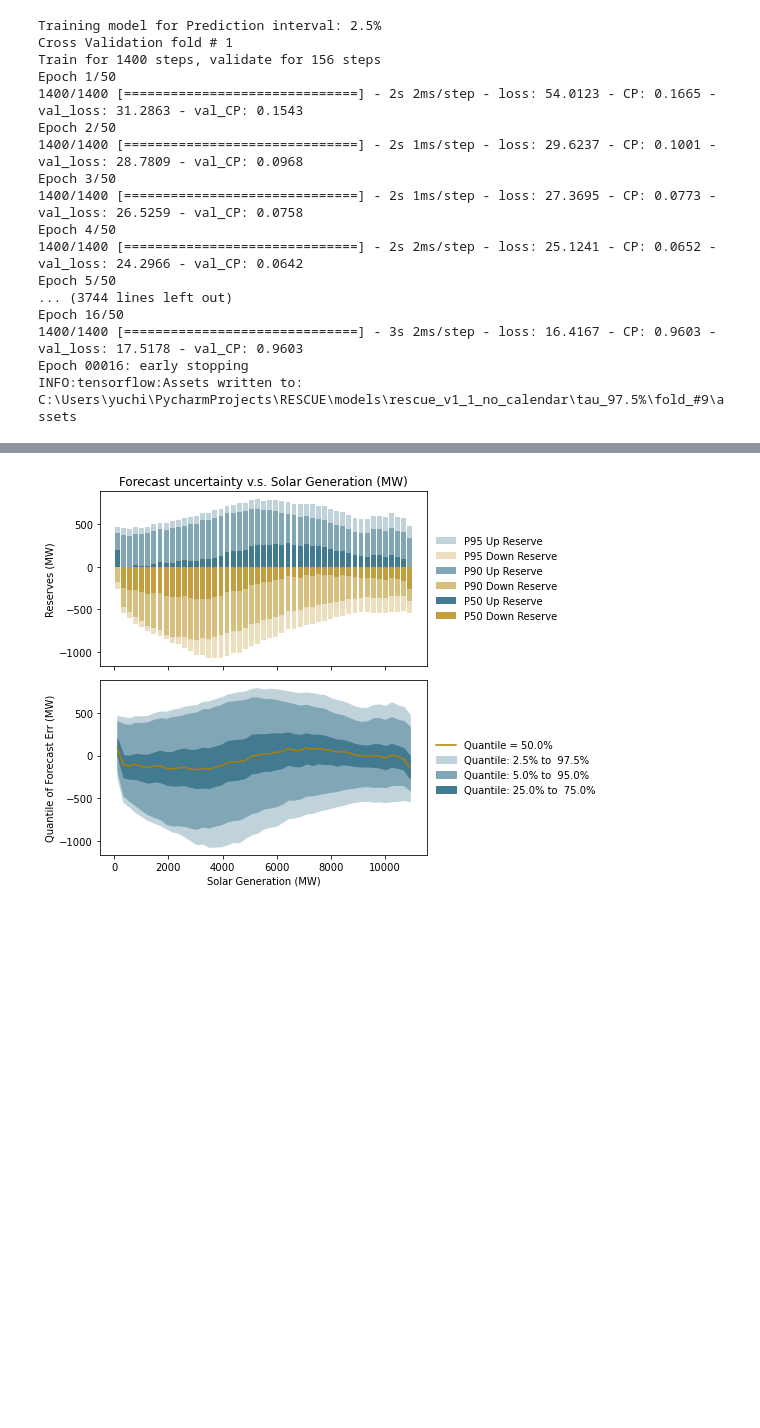
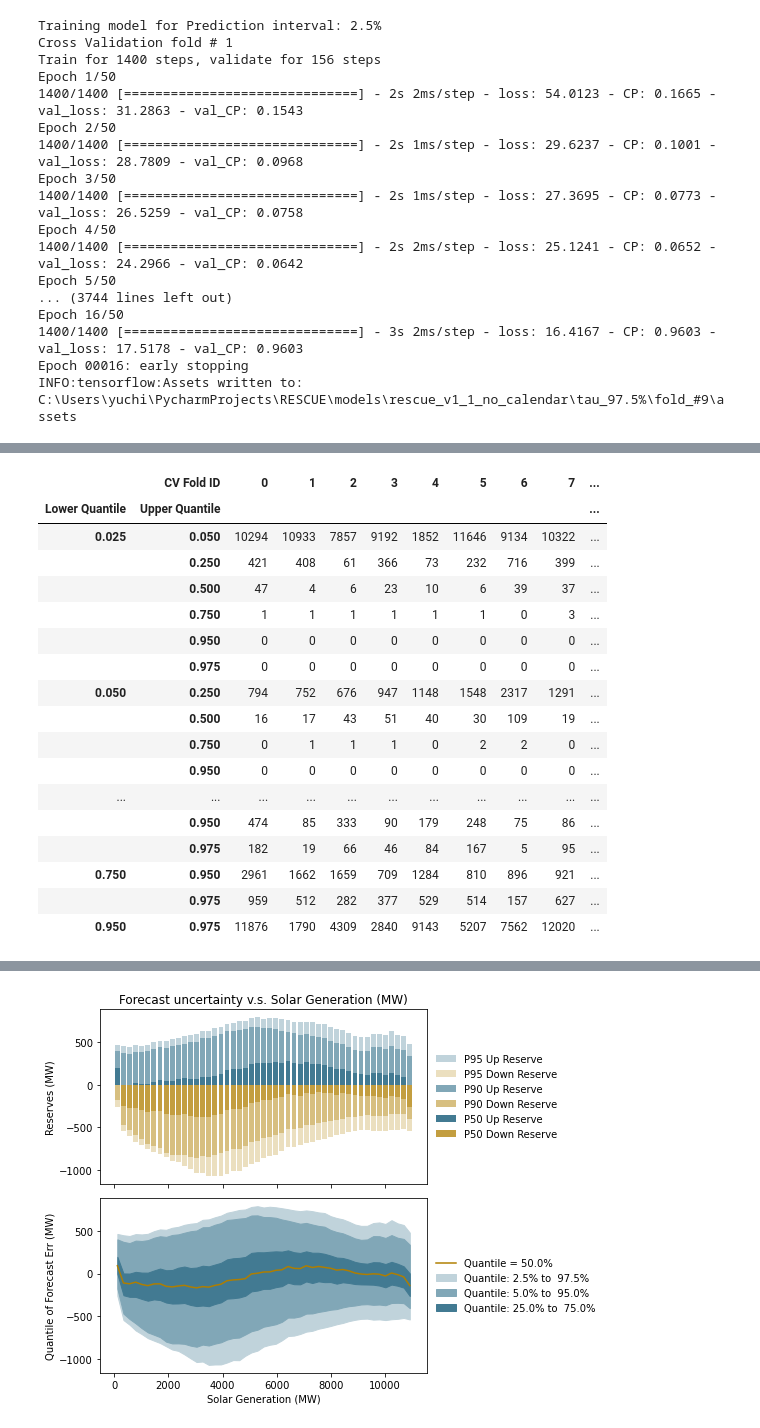
Before and after one commit to e3-/RESERVE-Public, a Jupyter notebook: code/rescue.ipynb, the cells around one changed output, grey strips where cells are left out. Cells and saved outputs as stored; diff of their text form; code cells hidden in the pictures; blank space fills up the shorter version.

```diff
--- a/code/rescue.ipynb
+++ b/code/rescue.ipynb
@@ -38,7 +39,7 @@ import diagnostics
 # 0. User Inputs
 # %%
 #==== User Defined inputs ====
-model_name = 'rescue_v1_2' # name of the model. Recommend to include version number
+model_name = 'rescue_v1_1' # name of the model. Recommend to include version number
 
 # Target quantiles of the prediction
 PI_percentiles = np.array([0.025, 0.05, 0.25, 0.5,0.75, 0.95, 0.975]) # quantiles to predict
@@ -69,7 +70,8 @@ log_activation_freq = 0 # the frequency of logging hidden layer activation's his
 log_update_freq = 'epoch' # The frequency of logging. Default to record at the end of every epoch
 
 # Visualization parameters
-default_dpi = 300
+eg_fold_for_visualization = 0 # the example fold of the trained models to use for plotting model output
+default_dpi = 300 # dpi of the output graphics
 
 # define the mapping between internal feature name and feature label used in plotting
 label_to_feature_map = {"Solar_RTPD_Forecast_T+1":"Solar Generation (MW)",
@@ -186,6 +191,23 @@ class CoverageProbability(tf.keras.metrics.Metric):
     def reset_states(self):
         # The state of the metric will be reset at the start of each epoch.
         self.coverage_probability.assign(0.0)
+
+class AverageIntervalWidth(tf.keras.metrics.Metric):
+
+    def __init__(self, name='AIW', **kwargs):
+        super(AverageIntervalWidth, self).__init__(name=name, **kwargs)
+        self.average_interval_width = self.add_weight(name='AIW', initializer="zeros", dtype=tf.float32)
+
+    def update_state(self, y_true, y_pred, sample_weight=None):
+        # the state would be updated everytime we have a new calculation
+        self.average_interval_width.assign(tf.math.reduce_mean(y_pred))
+
+    def result(self):
+        return self.average_interval_width
+
+    def reset_states(self):
+        # The state of the metric will be reset at the start of each epoch.
+        self.average_interval_width.assign(0.0)
 # %% [markdown]
 ## 2.4 Callbacks
 
@@ -265,7 +287,7 @@ for tau in PI_percentiles:
         rescue_model_set[(tau, fold_idx)].get_layer('Normalization').adapt(input_trainval.values)
         # Compiling the loss, optimizer, metrics, and model into one compiled instance
         rescue_model_set[(tau, fold_idx)].compile(loss = PinballLoss(tau = tau), optimizer=optimizer_choice,
-                                                  metrics= [CoverageProbability()])
+                                                  metrics= [CoverageProbability(),AverageIntervalWidth()])
 
         # The training process. Passing in callbacks to use in mid training
         history[(tau, fold_idx)]= rescue_model_set[(tau, fold_idx)].fit(train_ds, validation_data=val_ds, epochs=max_epochs,
@@ -324,7 +346,6 @@ This section includes an expanding set of diagnostics and visualization tool to
 # load in quantile prediction
 if os.path.exists(dir_str.pred_trainval_path):
     pred_trainval = pd.read_pickle(dir_str.pred_trainval_path)
-    pred_trainval = pred_trainval.xs(0, axis=1, level = 'Fold ID') # fold ID could really be any
 else:
     print('No quantile prediction found! Run section 4 first!')
 # load in training history
@@ -334,0 +384,21 @@ else:
+# %%
+metrics.n_crossings(pred_trainval)
+# %% [output]
+|  | CV Fold ID | 0 | 1 | 2 | 3 | 4 | 5 | 6 | 7 | ... |
+| Lower Quantile | Upper Quantile |  |  |  |  |  |  |  |  | ... |
+| 0.025 | 0.050 | 10294 | 10933 | 7857 | 9192 | 1852 | 11646 | 9134 | 10322 | ... |
+|  | 0.250 | 421 | 408 | 61 | 366 | 73 | 232 | 716 | 399 | ... |
+|  | 0.500 | 47 | 4 | 6 | 23 | 10 | 6 | 39 | 37 | ... |
+|  | 0.750 | 1 | 1 | 1 | 1 | 1 | 1 | 0 | 3 | ... |
+|  | 0.950 | 0 | 0 | 0 | 0 | 0 | 0 | 0 | 0 | ... |
+|  | 0.975 | 0 | 0 | 0 | 0 | 0 | 0 | 0 | 0 | ... |
+| 0.050 | 0.250 | 794 | 752 | 676 | 947 | 1148 | 1548 | 2317 | 1291 | ... |
+|  | 0.500 | 16 | 17 | 43 | 51 | 40 | 30 | 109 | 19 | ... |
+|  | 0.750 | 0 | 1 | 1 | 1 | 0 | 2 | 2 | 0 | ... |
+|  | 0.950 | 0 | 0 | 0 | 0 | 0 | 0 | 0 | 0 | ... |
+| ... | ... | ... | ... | ... | ... | ... | ... | ... | ... | ... |
+|  | 0.950 | 474 | 85 | 333 | 90 | 179 | 248 | 75 | 86 | ... |
+|  | 0.975 | 182 | 19 | 66 | 46 | 84 | 167 | 5 | 95 | ... |
+| 0.750 | 0.950 | 2961 | 1662 | 1659 | 709 | 1284 | 810 | 896 | 921 | ... |
+|  | 0.975 | 959 | 512 | 282 | 377 | 529 | 514 | 157 | 627 | ... |
+| 0.950 | 0.975 | 11876 | 1790 | 4309 | 2840 | 9143 | 5207 | 7562 | 12020 | ... |
```
Also changed, not shown: parts of 14 cells of this notebook, 2 other files.
